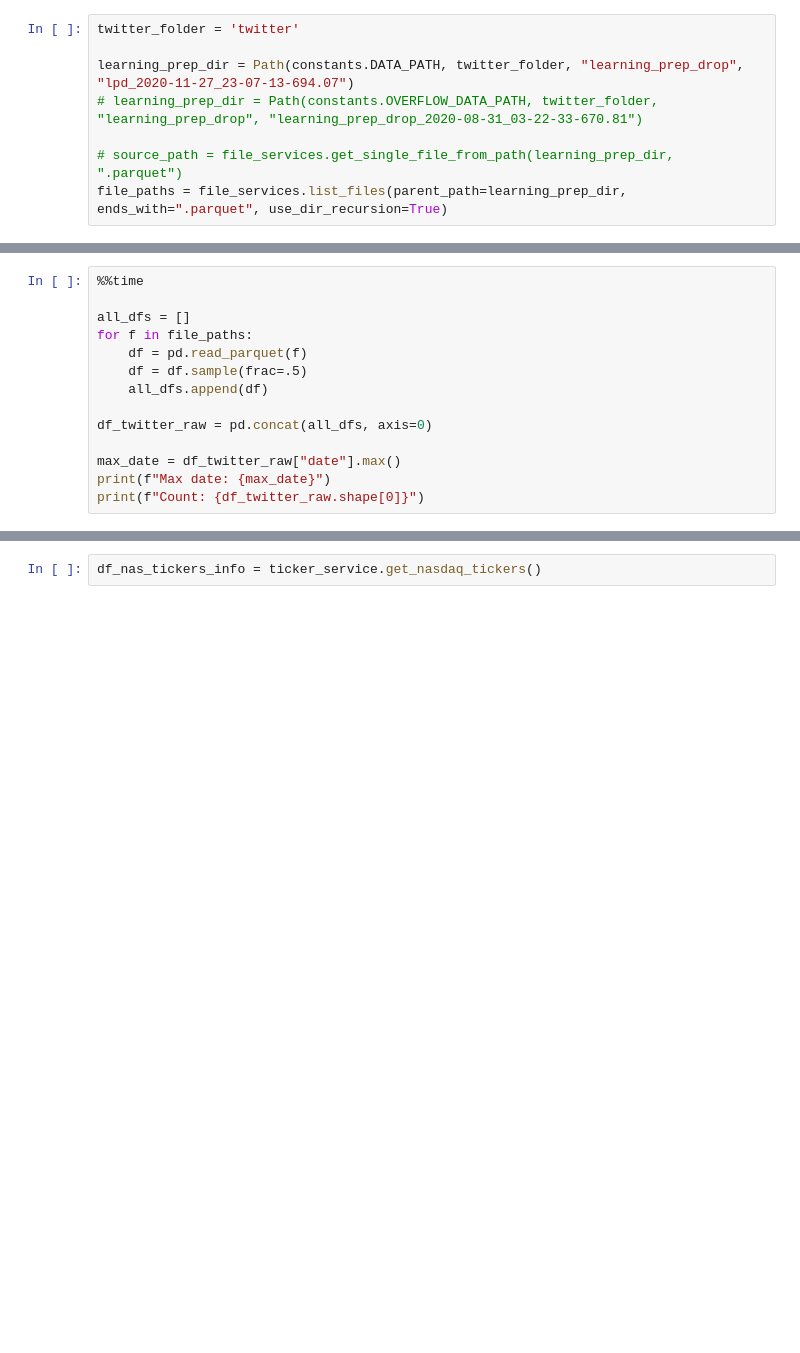
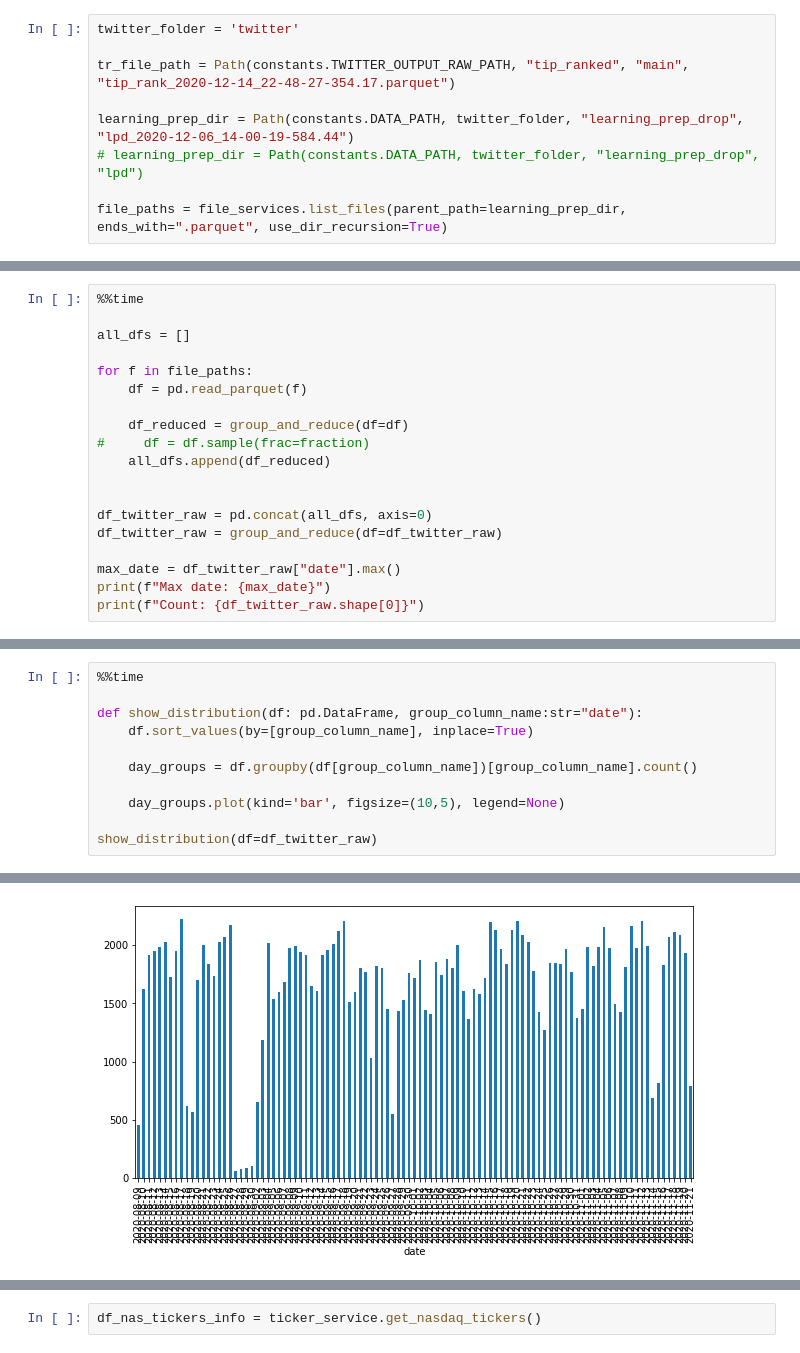
Before and after one commit to fletch22/alpha_media_signal, a Jupyter notebook: ams/notebooks/twitter/4-twitter_ml.ipynb, the cells around one changed output, grey strips where cells are left out. Saved outputs shown, nothing was run; the diff lists cells and outputs as text; blank space fills up the shorter version.

```diff
--- a/ams/notebooks/twitter/4-twitter_ml.ipynb
+++ b/ams/notebooks/twitter/4-twitter_ml.ipynb
@@ -28,8 +36,9 @@ Will use logging path: C:\Users\Chris\workspaces\data\logs\alpha_media_signal
 # %%
 twitter_folder = 'twitter'
 
-learning_prep_dir = Path(constants.DATA_PATH, twitter_folder, "learning_prep_drop", "lpd_2020-11-27_23-07-13-694.07")
-# learning_prep_dir = Path(constants.OVERFLOW_DATA_PATH, twitter_folder, "learning_prep_drop", "learning_prep_drop_2020-08-31_03-22-33-670.81")
+tr_file_path = Path(constants.TWITTER_OUTPUT_RAW_PATH, "tip_ranked", "main", "tip_rank_2020-12-14_22-48-27-354.17.parquet")
 
-# source_path = file_services.get_single_file_from_path(learning_prep_dir, ".parquet")
+learning_prep_dir = Path(constants.DATA_PATH, twitter_folder, "learning_prep_drop", "lpd_2020-12-06_14-00-19-584.44")
+# learning_prep_dir = Path(constants.DATA_PATH, twitter_folder, "learning_prep_drop", "lpd")
+
 file_paths = file_services.list_files(parent_path=learning_prep_dir, ends_with=".parquet", use_dir_recursion=True)
@@ -37,12 +76,17 @@ file_paths = file_services.list_files(parent_path=learning_prep_dir, ends_with="
 %%time
 
 all_dfs = []
+
 for f in file_paths:
     df = pd.read_parquet(f)
-    df = df.sample(frac=.5)
-    all_dfs.append(df)
+
+    df_reduced = group_and_reduce(df=df)
+#     df = df.sample(frac=fraction)
+    all_dfs.append(df_reduced)
+
 
 df_twitter_raw = pd.concat(all_dfs, axis=0)
+df_twitter_raw = group_and_reduce(df=df_twitter_raw)
 
 max_date = df_twitter_raw["date"].max()
 print(f"Max date: {max_date}")
@@ -53,0 +101,12 @@ Wall time: 17 s
+# %%
+%%time
+
+def show_distribution(df: pd.DataFrame, group_column_name:str="date"):
+    df.sort_values(by=[group_column_name], inplace=True)
+
+    day_groups = df.groupby(df[group_column_name])[group_column_name].count()
+
+    day_groups.plot(kind='bar', figsize=(10,5), legend=None)
+
+show_distribution(df=df_twitter_raw)
+# %% [output]
@@ -54,3 +114,4 @@ Wall time: 17 s
+[figure, added]
 # %%
 %%time
 
```
Also changed, not shown: parts of 47 cells of this notebook, 32 other files.
